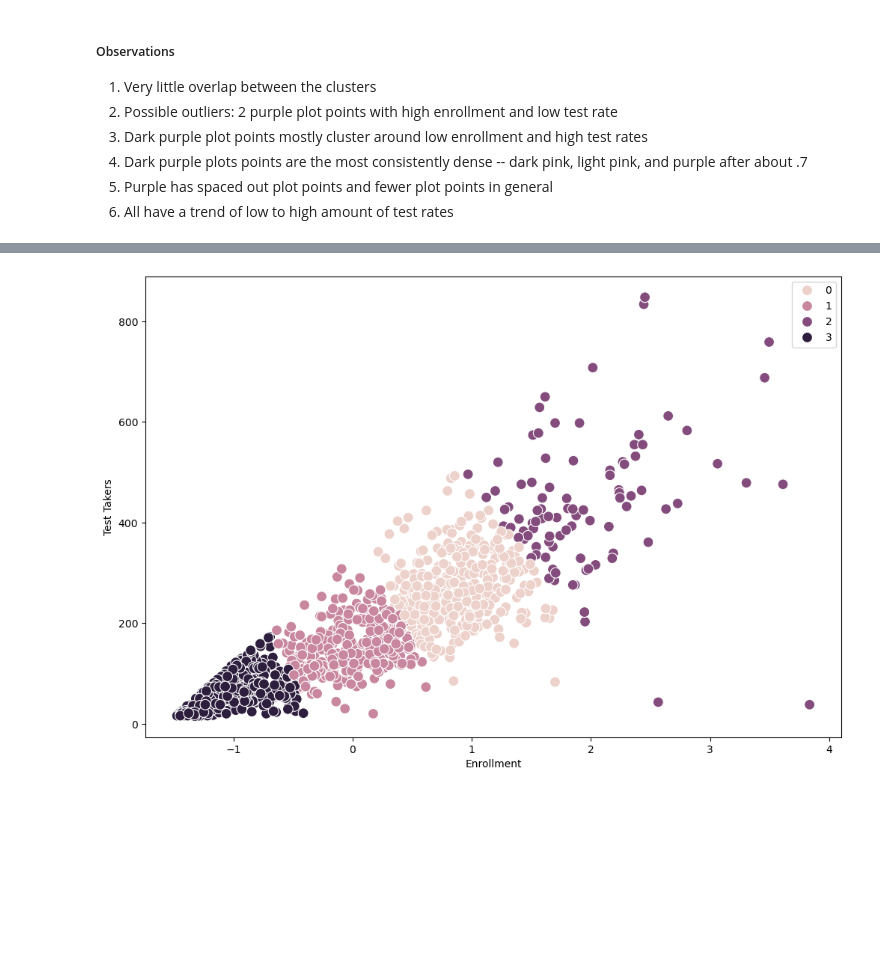
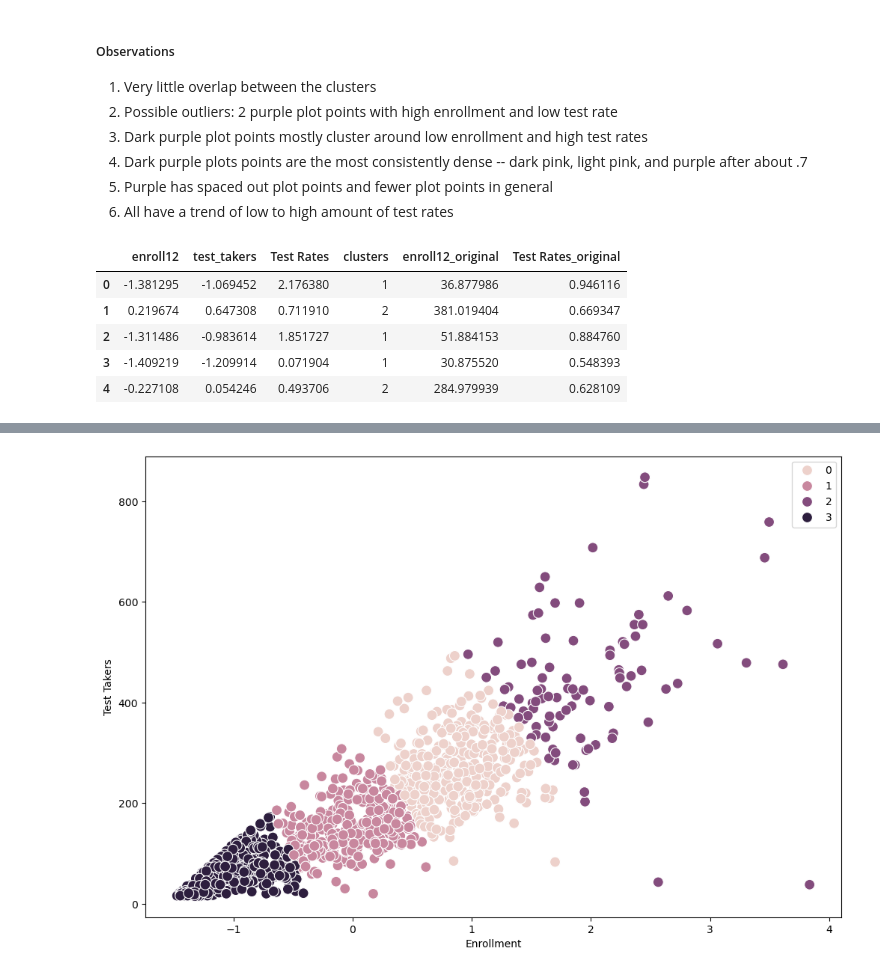
Before and after one commit to walls-da/CA-SAT-Scores, a Jupyter notebook: CA SAT Analysis/Scripts/Unsupervised ML.ipynb, the cells around one changed output, grey strips where cells are left out. Drawn from its saved outputs; the diff is of its cells as text; code cells hidden in the pictures; blank space fills up the shorter version.

```diff
--- a/CA SAT Analysis/Scripts/Unsupervised ML.ipynb
+++ b/CA SAT Analysis/Scripts/Unsupervised ML.ipynb
@@ -151,0 +176,9 @@ plt.show()
+# %%
+df_standardized.head()
+# %% [output]
+|  | enroll12 | test_takers | Test Rates | clusters | enroll12_original | Test Rates_original |
+| 0 | -1.381295 | -1.069452 | 2.176380 | 1 | 36.877986 | 0.946116 |
+| 1 | 0.219674 | 0.647308 | 0.711910 | 2 | 381.019404 | 0.669347 |
+| 2 | -1.311486 | -0.983614 | 1.851727 | 1 | 51.884153 | 0.884760 |
+| 3 | -1.409219 | -1.209914 | 0.071904 | 1 | 30.875520 | 0.548393 |
+| 4 | -0.227108 | 0.054246 | 0.493706 | 2 | 284.979939 | 0.628109 |
```
Also changed, not shown: parts of 8 cells of this notebook, 1 other file.
